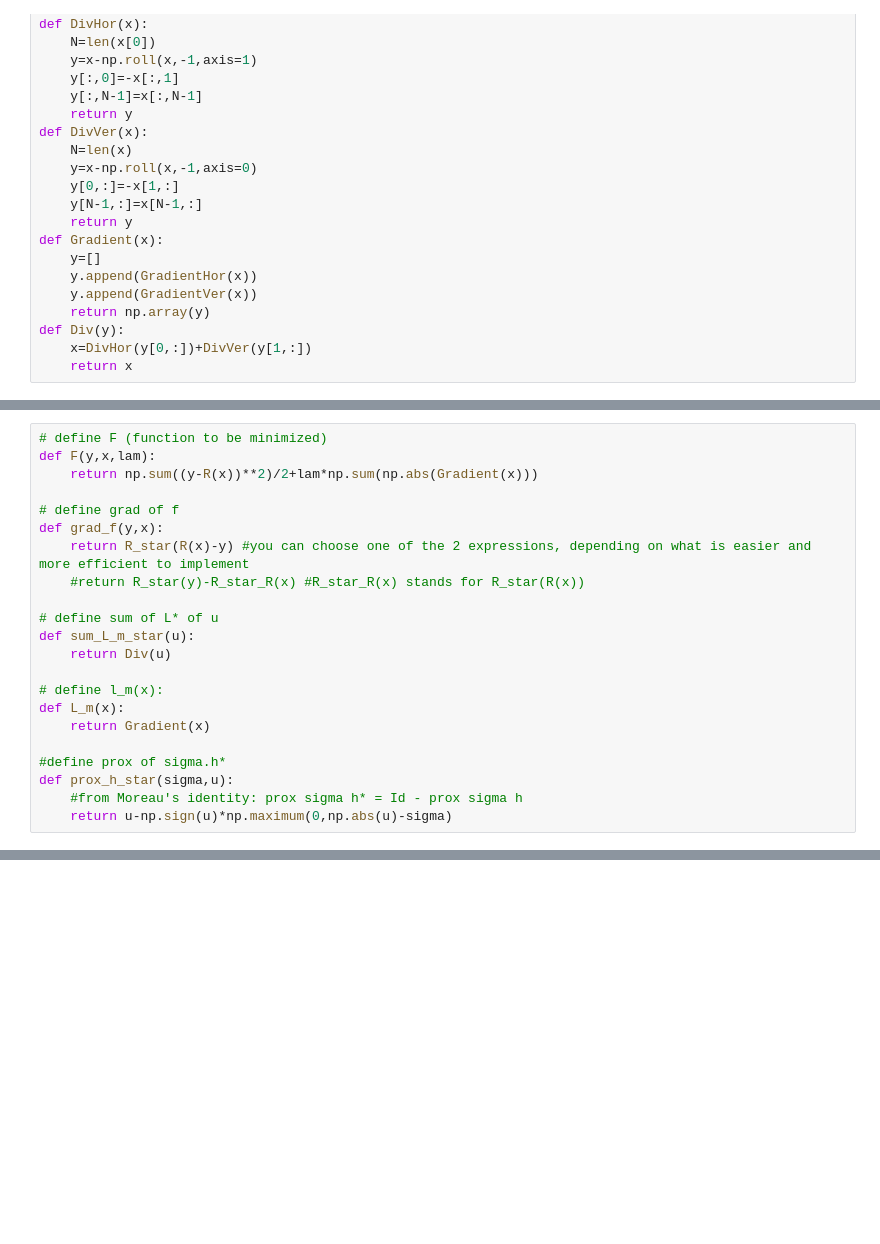
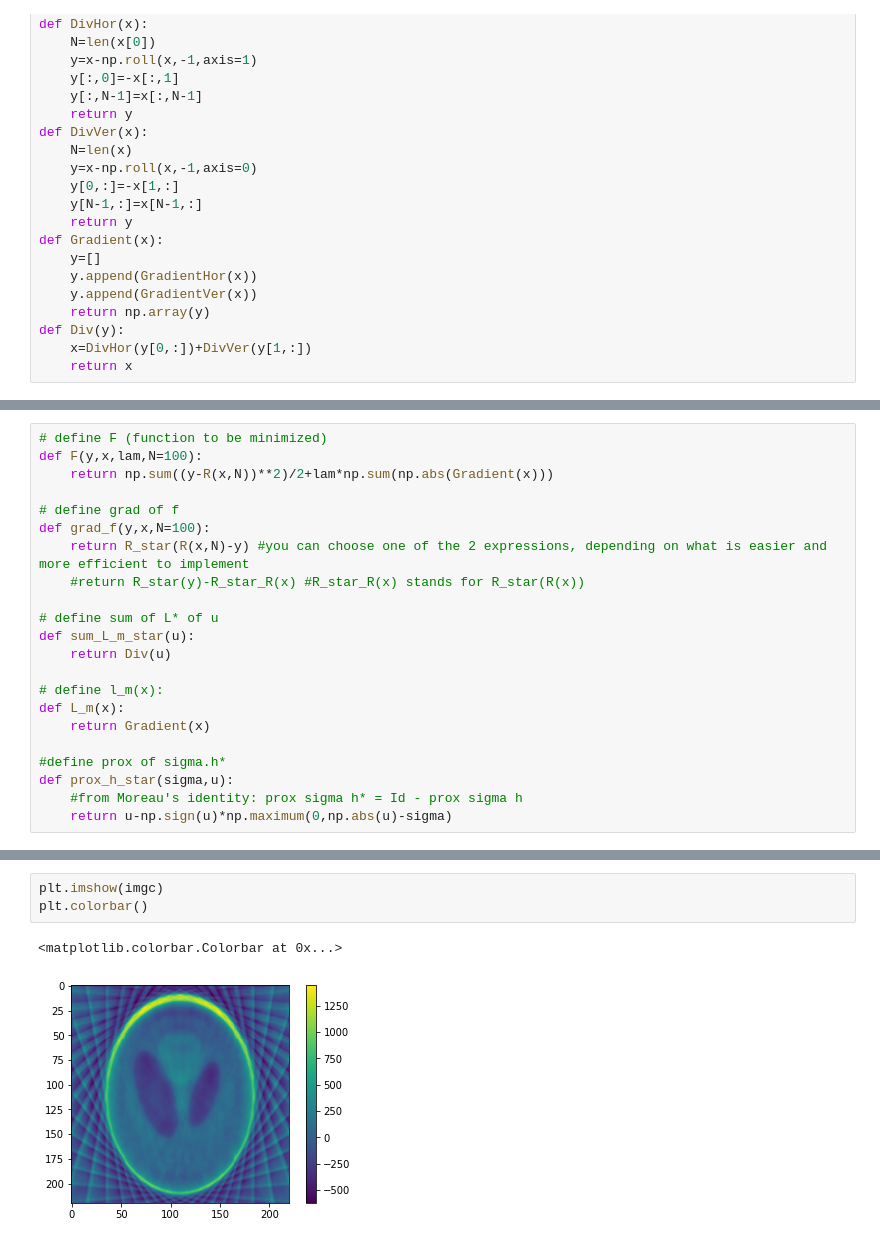
Before and after one commit to SimonTreil/Tomographie, a Jupyter notebook: Condat_Algorithm.ipynb, the cells around one changed output, grey strips where cells are left out. Saved outputs shown, nothing was run; the diff lists cells and outputs as text; blank space fills up the shorter version.

```diff
--- a/Condat_Algorithm.ipynb
+++ b/Condat_Algorithm.ipynb
@@ -288,11 +176,11 @@ Performing backprojection
 # %%
 # define F (function to be minimized)
-def F(y,x,lam):
-    return np.sum((y-R(x))**2)/2+lam*np.sum(np.abs(Gradient(x)))
+def F(y,x,lam,N=100):
+    return np.sum((y-R(x,N))**2)/2+lam*np.sum(np.abs(Gradient(x)))
 
 # define grad of f
-def grad_f(y,x):
-    return R_star(R(x)-y) #you can choose one of the 2 expressions, depending on what is easier and more efficient to implement
+def grad_f(y,x,N=100):
+    return R_star(R(x,N)-y) #you can choose one of the 2 expressions, depending on what is easier and more efficient to implement
     #return R_star(y)-R_star_R(x) #R_star_R(x) stands for R_star(R(x))
 
 # define sum of L* of u
@@ -365 +265,7 @@ iter # 14
+# %%
+plt.imshow(imgc)
+plt.colorbar()
+# %% [output]
+<matplotlib.colorbar.Colorbar at 0x...>
+[figure, added]
 # %%
```
Also changed, not shown: parts of 36 cells of this notebook, 2 other files.
